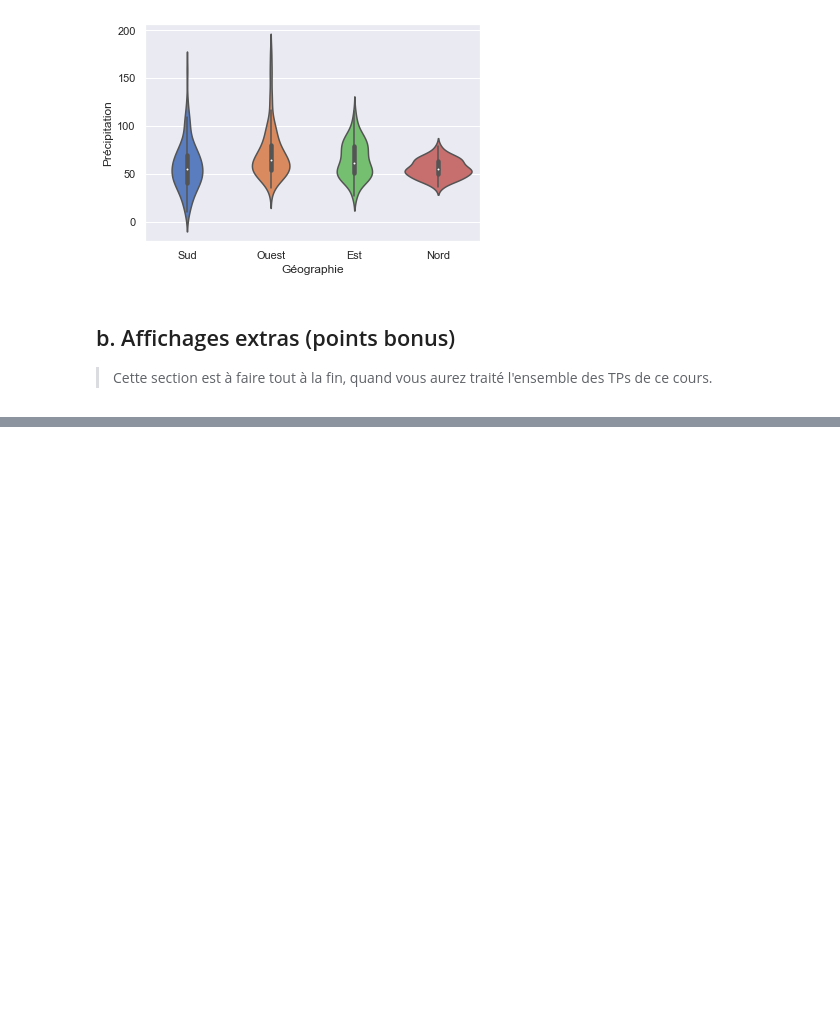
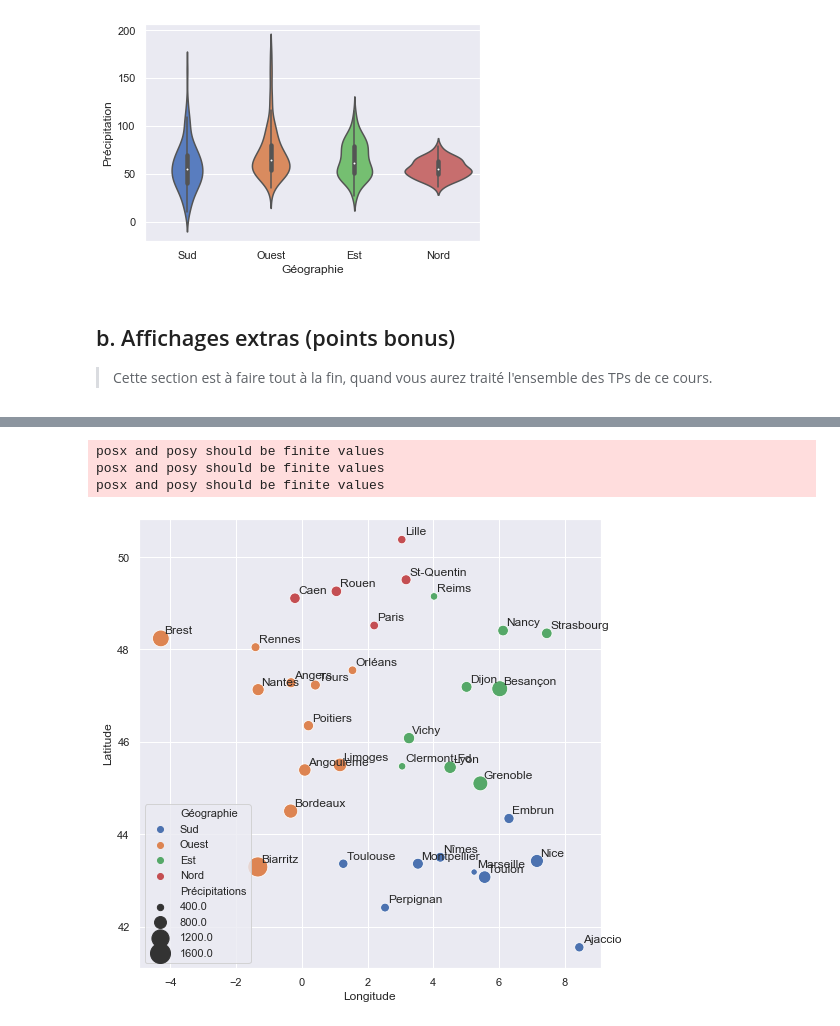
Before and after one commit to campusplage/compte-rendus-oriol_ramirez, a Jupyter notebook: TP1_pandas.ipynb, the cells around one changed output, grey strips where cells are left out. Saved outputs shown, nothing was run; the diff lists cells and outputs as text; code cells hidden in the pictures; blank space fills up the shorter version.

```diff
--- a/TP1_pandas.ipynb
+++ b/TP1_pandas.ipynb
@@ -457,3 +436,9 @@ Réalisez toute sorte d'affichage sur ces données que vous pourriez trouver jol
 Ci-dessous, un exemple, mais soyez créatifs !!
 
 ![image.png](embedded-picture-1)
+# %%
+df = data[["Latitude","Longitude","Géographie"]]
+df["ville"] = data.index
+grouped_data = data.groupby(axis=1, level='Grandeur')
+gp = grouped_data.sum()["Précipitations"]
+df["Précipitations"] = gp.values
@@ -459,0 +456,19 @@ Ci-dessous, un exemple, mais soyez créatifs !!
+# %%
+fig, ax = plt.subplots()
+fig.set_size_inches(8.27, 8.27)# Selection de la taille de notre futur graphique
+
+# Création du graphique montré en exemple
+sns.scatterplot(x="Longitude", y="Latitude", hue="Géographie",size = "Précipitations", sizes=(40, 400),
+                data=df)
+
+################# Ajout du nom de chaque ville à côté de son point #################
+def label_point(x, y, val, ax):
+    a = pandas.concat({'x': x, 'y': y, 'val': val}, axis=1)
+    for i, point in a.iterrows():
+        ax.text(point['x']+0.1, point['y']+0.1, str(point['val']))
+label_point(df["Longitude"], df["Latitude"], df.ville, plt.gca())
+# %% [output]
+posx and posy should be finite values
+posx and posy should be finite values
+posx and posy should be finite values
+[figure, added]
```
Also changed, not shown: parts of 4 cells of this notebook.
